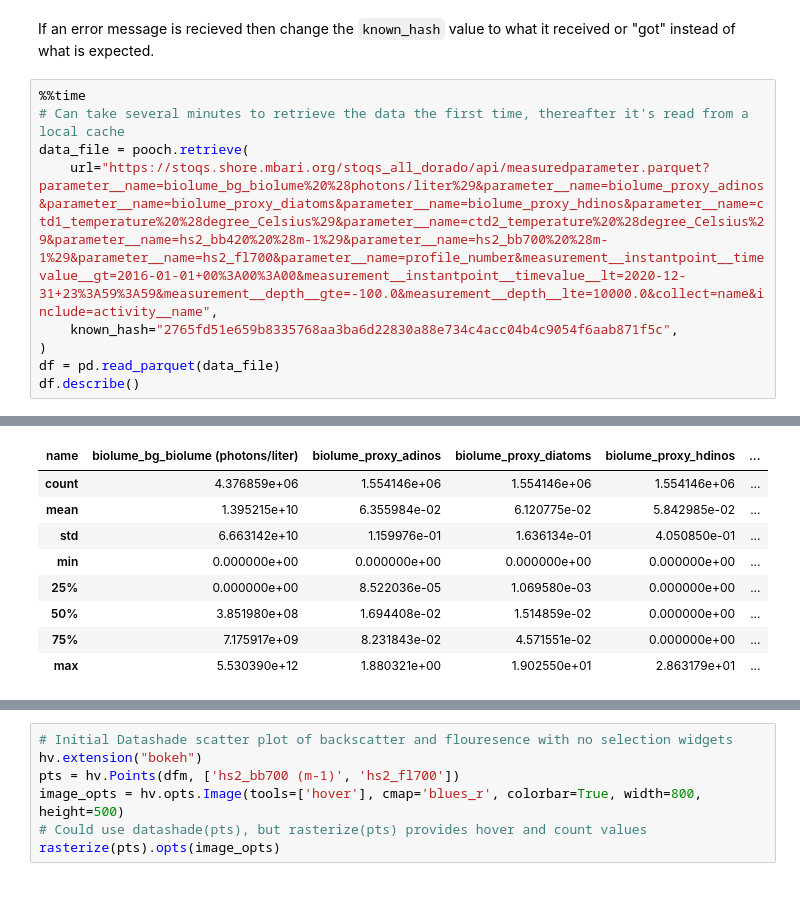
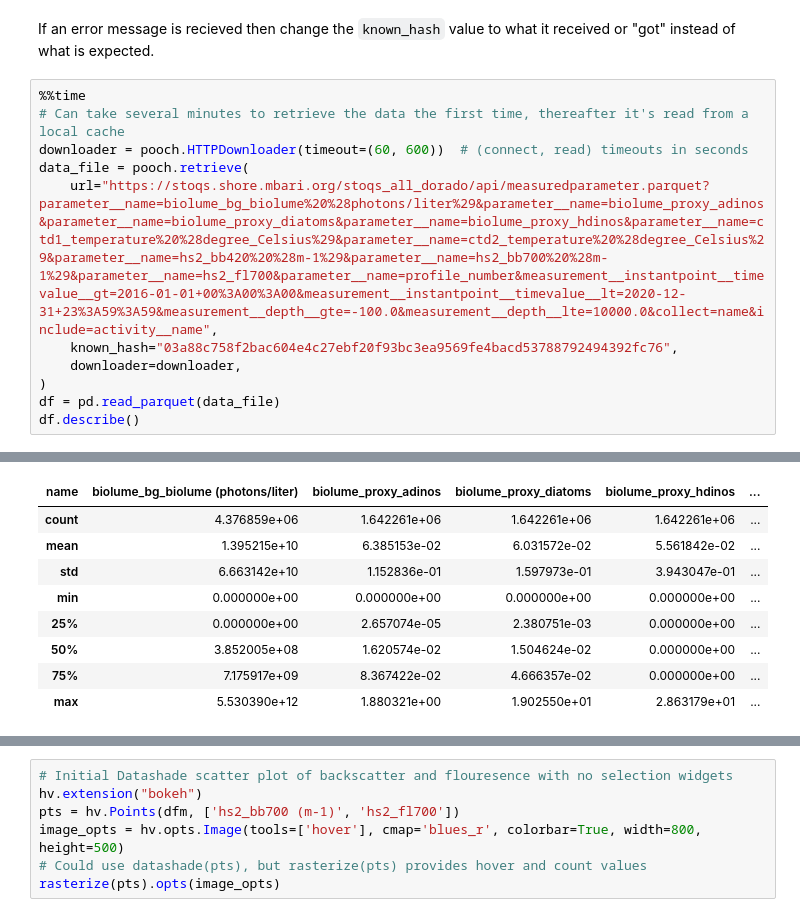
Before and after one commit to mbari-org/auv-python, a Jupyter notebook: notebooks/5.9-mpm-holoviews_interactive_hs2_viz.ipynb, the cells around one changed output, grey strips where cells are left out. Drawn from its saved outputs; the diff is of its cells as text.

```diff
--- a/notebooks/5.9-mpm-holoviews_interactive_hs2_viz.ipynb
+++ b/notebooks/5.9-mpm-holoviews_interactive_hs2_viz.ipynb
@@ -41,9 +28,11 @@ If an error message is recieved then change the `known_hash` value to what it re
 # %%
 %%time
 # Can take several minutes to retrieve the data the first time, thereafter it's read from a local cache
+downloader = pooch.HTTPDownloader(timeout=(60, 600))  # (connect, read) timeouts in seconds
 data_file = pooch.retrieve(
     url="https://stoqs.shore.mbari.org/stoqs_all_dorado/api/measuredparameter.parquet?parameter__name=biolume_bg_biolume%20%28photons/liter%29&parameter__name=biolume_proxy_adinos&parameter__name=biolume_proxy_diatoms&parameter__name=biolume_proxy_hdinos&parameter__name=ctd1_temperature%20%28degree_Celsius%29&parameter__name=ctd2_temperature%20%28degree_Celsius%29&parameter__name=hs2_bb420%20%28m-1%29&parameter__name=hs2_bb700%20%28m-1%29&parameter__name=hs2_fl700&parameter__name=profile_number&measurement__instantpoint__timevalue__gt=2016-01-01+00%3A00%3A00&measurement__instantpoint__timevalue__lt=2020-12-31+23%3A59%3A59&measurement__depth__gte=-100.0&measurement__depth__lte=10000.0&collect=name&include=activity__name",
-    known_hash="2765fd51e659b8335768aa3ba6d22830a88e734c4acc04b4c9054f6aab871f5c",
+    known_hash="03a88c758f2bac604e4c27ebf20f93bc3ea9569fe4bacd53788792494392fc76",
+    downloader=downloader,
 )
 df = pd.read_parquet(data_file)
 df.describe()
@@ -53,11 +42,11 @@ Wall time: 4.99 s
 | name | biolume_bg_biolume (photons/liter) | biolume_proxy_adinos | biolume_proxy_diatoms | biolume_proxy_hdinos | ... |
-| count | 4.376859e+06 | 1.554146e+06 | 1.554146e+06 | 1.554146e+06 | ... |
-| mean | 1.395215e+10 | 6.355984e-02 | 6.120775e-02 | 5.842985e-02 | ... |
-| std | 6.663142e+10 | 1.159976e-01 | 1.636134e-01 | 4.050850e-01 | ... |
+| count | 4.376859e+06 | 1.642261e+06 | 1.642261e+06 | 1.642261e+06 | ... |
+| mean | 1.395215e+10 | 6.385153e-02 | 6.031572e-02 | 5.561842e-02 | ... |
+| std | 6.663142e+10 | 1.152836e-01 | 1.597973e-01 | 3.943047e-01 | ... |
 | min | 0.000000e+00 | 0.000000e+00 | 0.000000e+00 | 0.000000e+00 | ... |
-| 25% | 0.000000e+00 | 8.522036e-05 | 1.069580e-03 | 0.000000e+00 | ... |
-| 50% | 3.851980e+08 | 1.694408e-02 | 1.514859e-02 | 0.000000e+00 | ... |
-| 75% | 7.175917e+09 | 8.231843e-02 | 4.571551e-02 | 0.000000e+00 | ... |
+| 25% | 0.000000e+00 | 2.657074e-05 | 2.380751e-03 | 0.000000e+00 | ... |
+| 50% | 3.852005e+08 | 1.620574e-02 | 1.504624e-02 | 0.000000e+00 | ... |
+| 75% | 7.175917e+09 | 8.367422e-02 | 4.666357e-02 | 0.000000e+00 | ... |
 | max | 5.530390e+12 | 1.880321e+00 | 1.902550e+01 | 2.863179e+01 | ... |
 # %%
 # Remove egregious backscatter values
```
Also changed, not shown: parts of 3 cells of this notebook.
